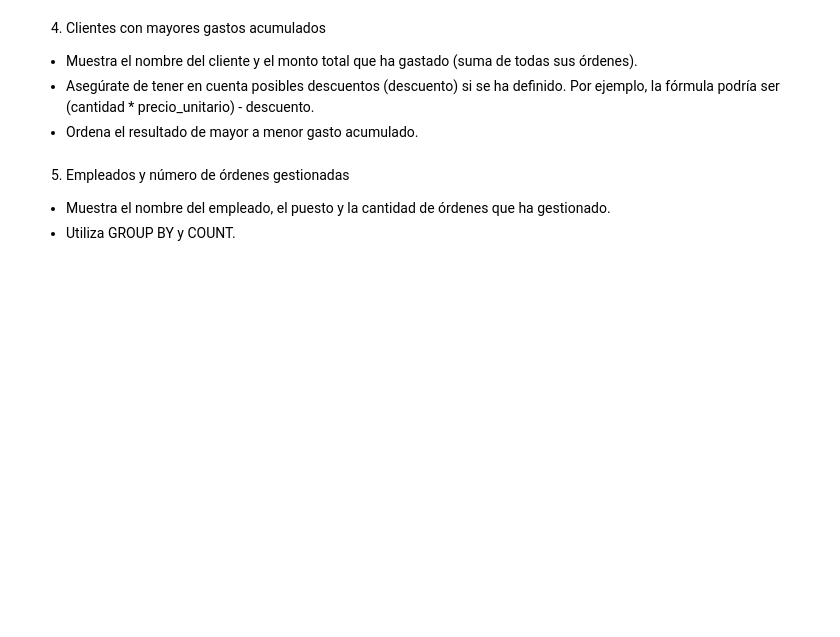
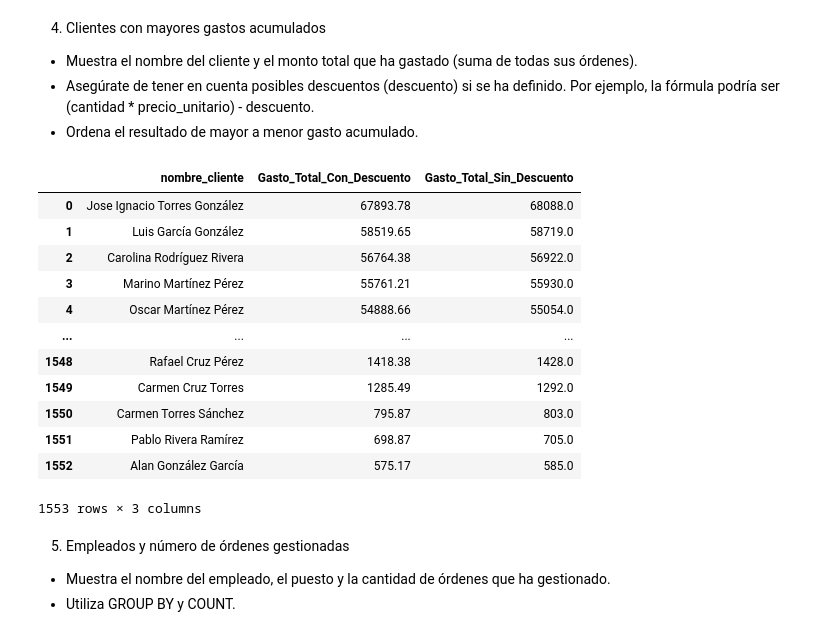
Before and after one commit to promav/PoyectosBootcamp, a Jupyter notebook: Mod4/m4_pablo_romero_avila.ipynb, the cells around one changed output. Cells and saved outputs as stored; diff of their text form; code cells hidden in the pictures; blank space fills up the shorter version.

```diff
--- a/Mod4/m4_pablo_romero_avila.ipynb
+++ b/Mod4/m4_pablo_romero_avila.ipynb
@@ -359,21 +497,36 @@ df
 # %%
 sql = """
 SELECT
 	concat(c.first_name, ' ', c.last_name) AS nombre_cliente,
-    sum(d.precio_unitario*d.cantidad) as Gasto_Total
+    sum((d.precio_unitario*d.cantidad)-d.descuento) as Gasto_Total_Con_Descuento,
+    sum(d.precio_unitario*d.cantidad) as Gasto_Total_Sin_Descuento
 FROM
 	ordenes o
 JOIN
 	clientes c on o.id_cliente = c.id_cliente
 JOIN
 	detalle_orden d on o.id_orden = d.id_orden
 GROUP BY nombre_cliente
-ORDER BY Gasto_Total DESC;
+ORDER BY Gasto_Total_Con_Descuento DESC;
 """
 
 df = pd.read_sql(sql, engine)
 
 df
+# %% [output]
+|  | nombre_cliente | Gasto_Total_Con_Descuento | Gasto_Total_Sin_Descuento |
+| 0 | Jose Ignacio Torres González | 67893.78 | 68088.0 |
+| 1 | Luis García González | 58519.65 | 58719.0 |
+| 2 | Carolina Rodríguez Rivera | 56764.38 | 56922.0 |
+| 3 | Marino Martínez Pérez | 55761.21 | 55930.0 |
+| 4 | Oscar Martínez Pérez | 54888.66 | 55054.0 |
+| ... | ... | ... | ... |
+| 1548 | Rafael Cruz Pérez | 1418.38 | 1428.0 |
+| 1549 | Carmen Cruz Torres | 1285.49 | 1292.0 |
+| 1550 | Carmen Torres Sánchez | 795.87 | 803.0 |
+| 1551 | Pablo Rivera Ramírez | 698.87 | 705.0 |
+| 1552 | Alan González García | 575.17 | 585.0 |
+1553 rows × 3 columns
 # %% [markdown]
 5. Empleados y número de órdenes gestionadas
 * Muestra el nombre del empleado, el puesto y la cantidad de órdenes que ha gestionado.
```
Also changed, not shown: parts of 15 cells of this notebook.
